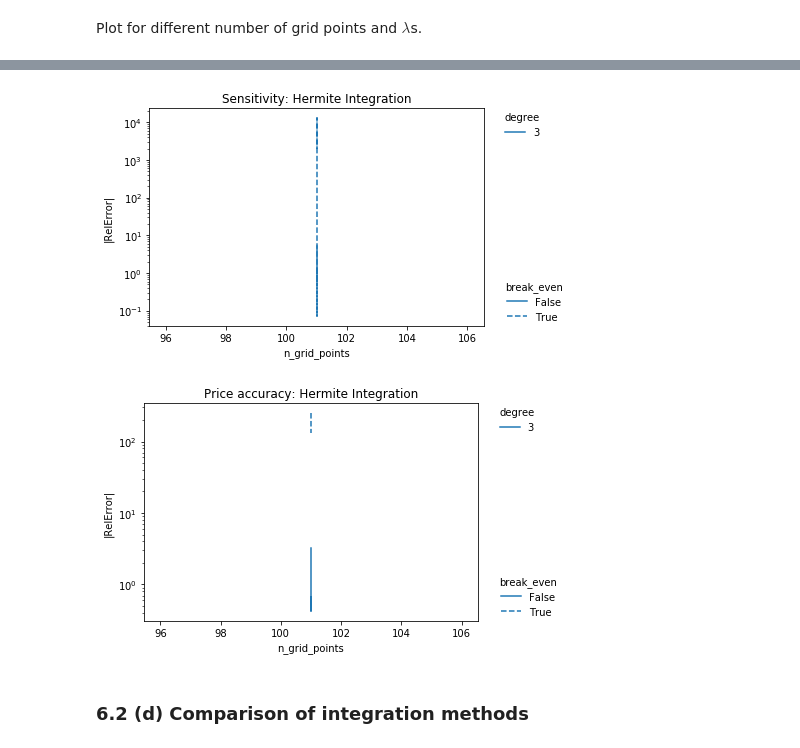
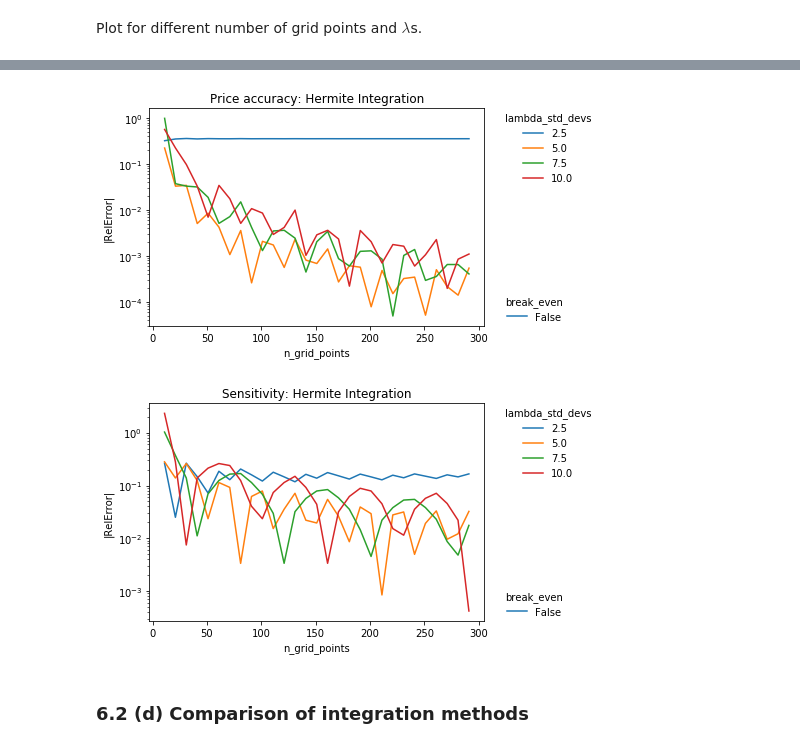
Before and after one commit to sschlenkrich/QuantLibPython, a Jupyter notebook: hom62.ipynb, the cells around one changed output, grey strips where cells are left out. Saved outputs shown, nothing was run; the diff lists cells and outputs as text; code cells hidden in the pictures.

```diff
--- a/hom62.ipynb
+++ b/hom62.ipynb
@@ -569,4 +543,4 @@ table = compute_integration2_multiple(
 # %%
-for i in [True,False]:
+for i in [False,True]:
     plotRelativeError2(table,leg1 = 'break_even',title='Hermite',sensitivity=i)
 # %% [output]
@@ -578,11 +552,11 @@ Plot for different number of degrees:
 %%timeit -r 1
 %%capture
 table,_ = compute_integration2_multiple(
-    methods=[HermiteIntegration]
+    methods=[HermiteIntegration],
     n_grid_points=[101],
     lambda_std_devs=[5],
     hs = [10**(-8)],
-    degree=[i for i in range(1,11,1)],
-    break_even=[True,False]
+    degree=[i for i in range(1,101,2)],
+    break_even=[False,True]
 )
 # %% [output]
@@ -602,5 +564,5 @@ SyntaxError: invalid syntax (<ipython-input-25-b3a0c7eee164>, line 3)
 # %%
-for i in [True,False]:
+for i in [False,True]:
     plotRelativeError2(
         table,
         leg1='break_even',
@@ -619,9 +581,10 @@ Plot for different number of grid points and $\lambda$s.
 %%capture
 table = compute_integration2_multiple(
     methods=[CubicSplineExactIntegration],
+    degree=[19],
     n_grid_points=[i for i in range(11,301,10)],
     lambda_std_devs=[2.5,5,7.5,10],
     hs = [10**(-10)],
-    non_break_even=False
+    break_even=[False]
 )
 # %% [output]
@@ -641,18 +592,18 @@ TypeError: compute_integration2_multiple() got an unexpected keyword argument 'n
 # %%
-for i in [True,False]:
+for i in [False,True]:
     plotRelativeError2(
         table,
-        leg1='degree',
+        leg1='lambda_std_devs',
         leg2='break_even',
         title='Hermite Integration',
         integration_method='Two-sided',
         x_axis='n_grid_points',x_axis_label='n_grid_points',
         x_log_scale=False,
         sensitivity=i
     )
 # %% [output]
-[figure, old version]
+[figure, new version]
-[figure, old version]
+[figure, new version]
 # %% [markdown]
 ### 6.2 (d) Comparison of integration methods
 # %% [markdown]
```
Also changed, not shown: parts of 39 cells of this notebook.
